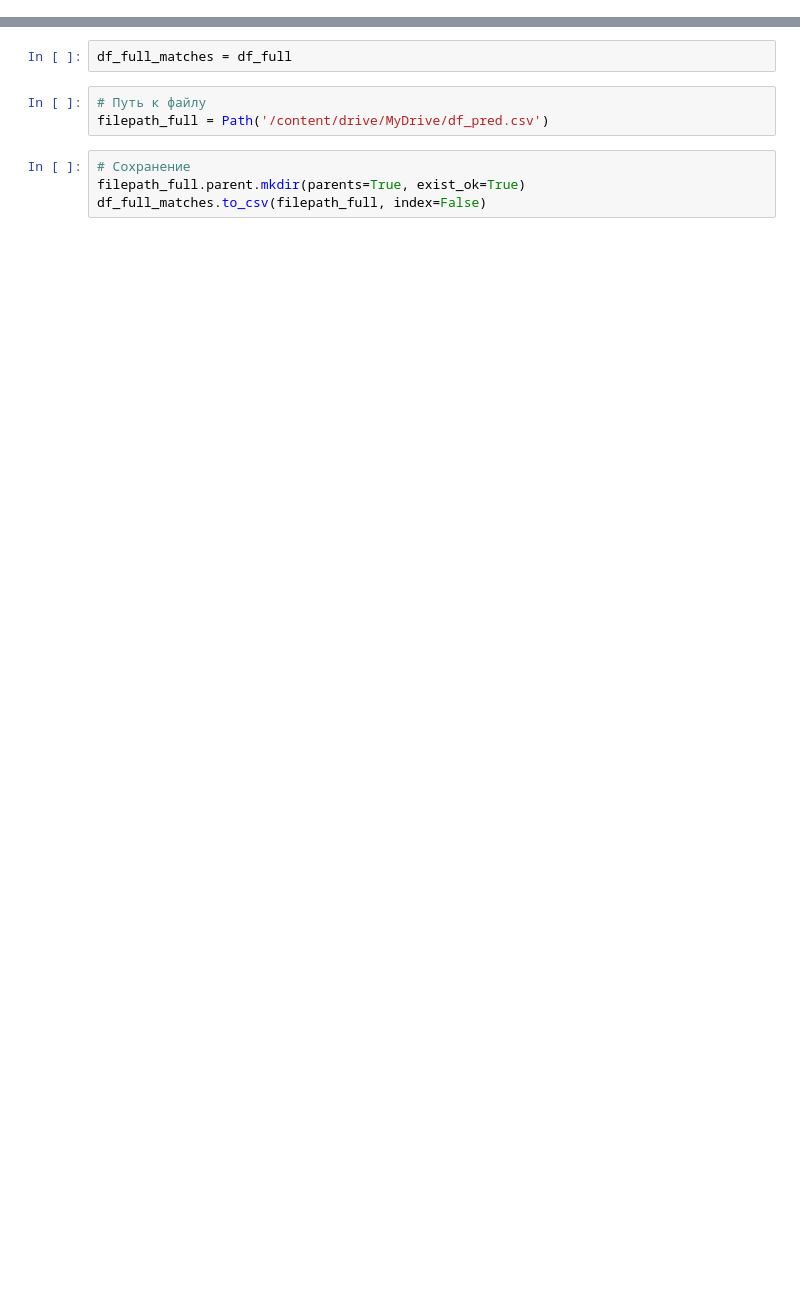
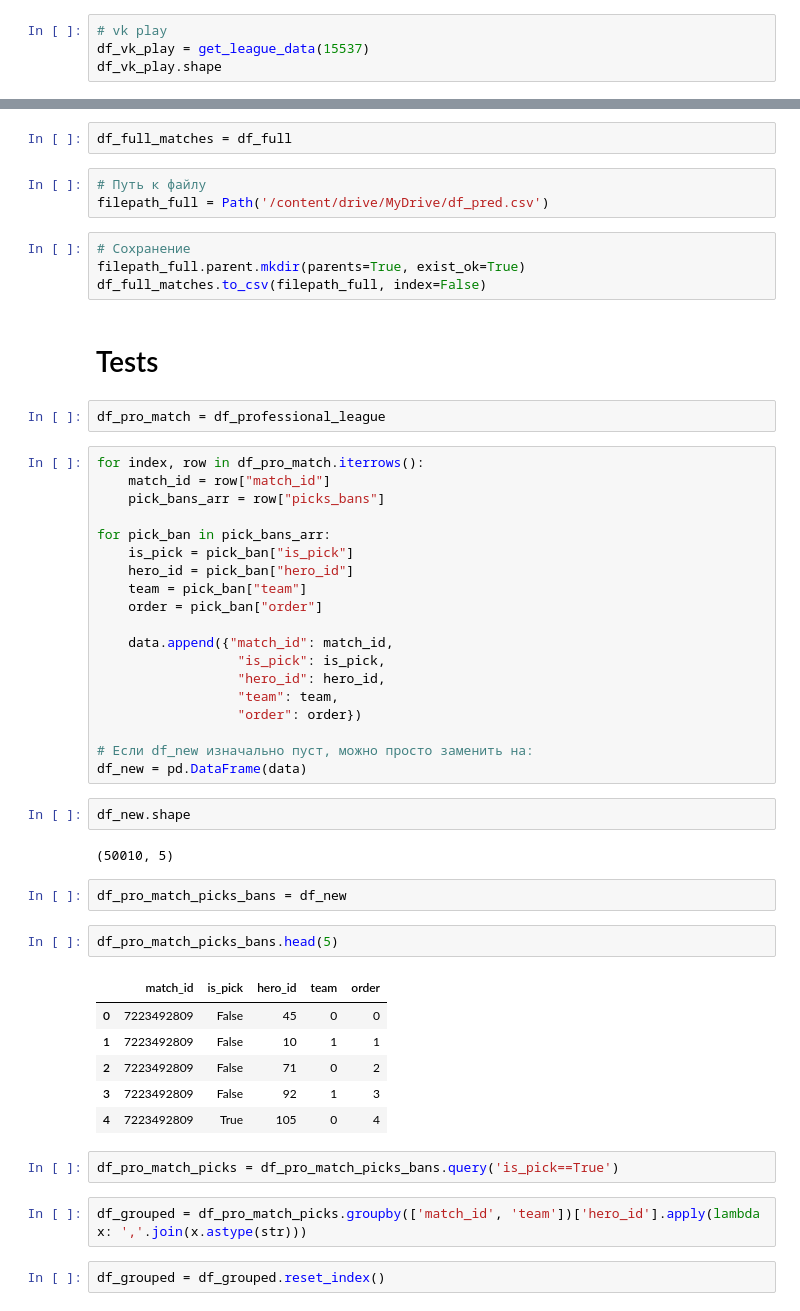
Before and after one commit to KortZlo/Dota2-match-predict, a Jupyter notebook: Pro_match.ipynb, the cells around one changed output, grey strips where cells are left out. Drawn from its saved outputs; the diff is of its cells as text; blank space fills up the shorter version.

```diff
--- a/Pro_match.ipynb
+++ b/Pro_match.ipynb
@@ -588,0 +322,4 @@ df_professional_league.shape
+# %%
+# vk play
+df_vk_play = get_league_data(15537)
+df_vk_play.shape
@@ -694,3 +433,47 @@ filepath_full = Path('/content/drive/MyDrive/df_pred.csv')
 # Сохранение
 filepath_full.parent.mkdir(parents=True, exist_ok=True)
 df_full_matches.to_csv(filepath_full, index=False)
+# %% [markdown]
+# Tests
+# %%
+df_pro_match = df_professional_league
+# %%
+for index, row in df_pro_match.iterrows():
+    match_id = row["match_id"]
+    pick_bans_arr = row["picks_bans"]
+
+for pick_ban in pick_bans_arr:
+    is_pick = pick_ban["is_pick"]
+    hero_id = pick_ban["hero_id"]
+    team = pick_ban["team"]
+    order = pick_ban["order"]
+
+    data.append({"match_id": match_id,
+                  "is_pick": is_pick,
+                  "hero_id": hero_id,
+                  "team": team,
+                  "order": order})
+
+# Если df_new изначально пуст, можно просто заменить на:
+df_new = pd.DataFrame(data)
+# %%
+df_new.shape
+# %% [output]
+(50010, 5)
+# %%
+df_pro_match_picks_bans = df_new
+# %%
+df_pro_match_picks_bans.head(5)
+# %% [output]
+|  | match_id | is_pick | hero_id | team | order |
+| 0 | 7223492809 | False | 45 | 0 | 0 |
+| 1 | 7223492809 | False | 10 | 1 | 1 |
+| 2 | 7223492809 | False | 71 | 0 | 2 |
+| 3 | 7223492809 | False | 92 | 1 | 3 |
+| 4 | 7223492809 | True | 105 | 0 | 4 |
+# %%
+df_pro_match_picks = df_pro_match_picks_bans.query('is_pick==True')
+# %%
+df_grouped = df_pro_match_picks.groupby(['match_id', 'team'])['hero_id'].apply(lambda x: ','.join(x.astype(str)))
+# %%
+df_grouped = df_grouped.reset_index()
```
Also changed, not shown: parts of 169 cells of this notebook.
